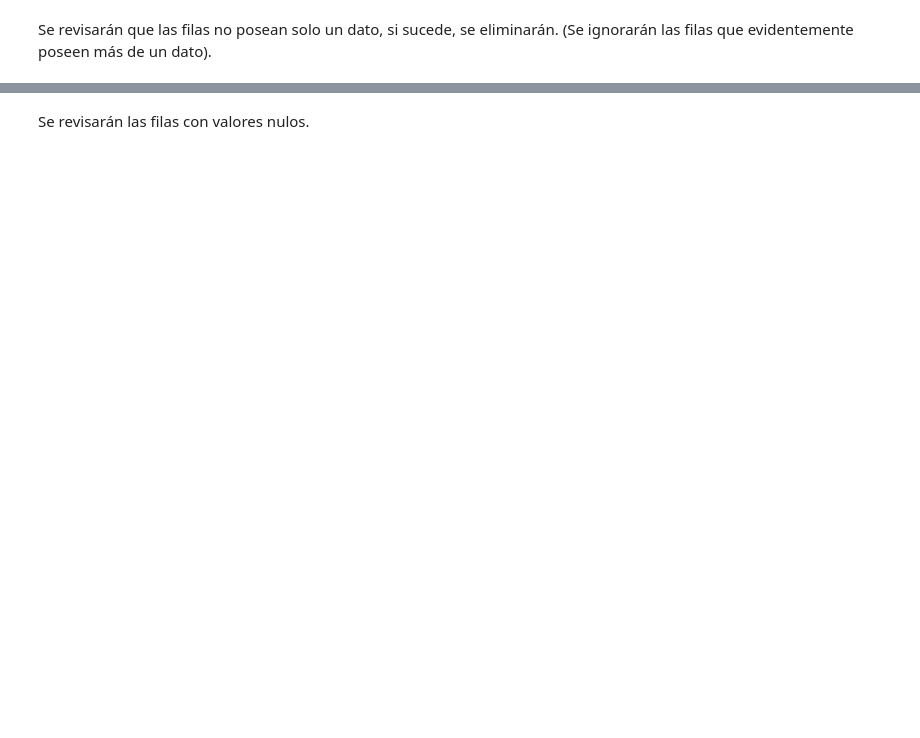
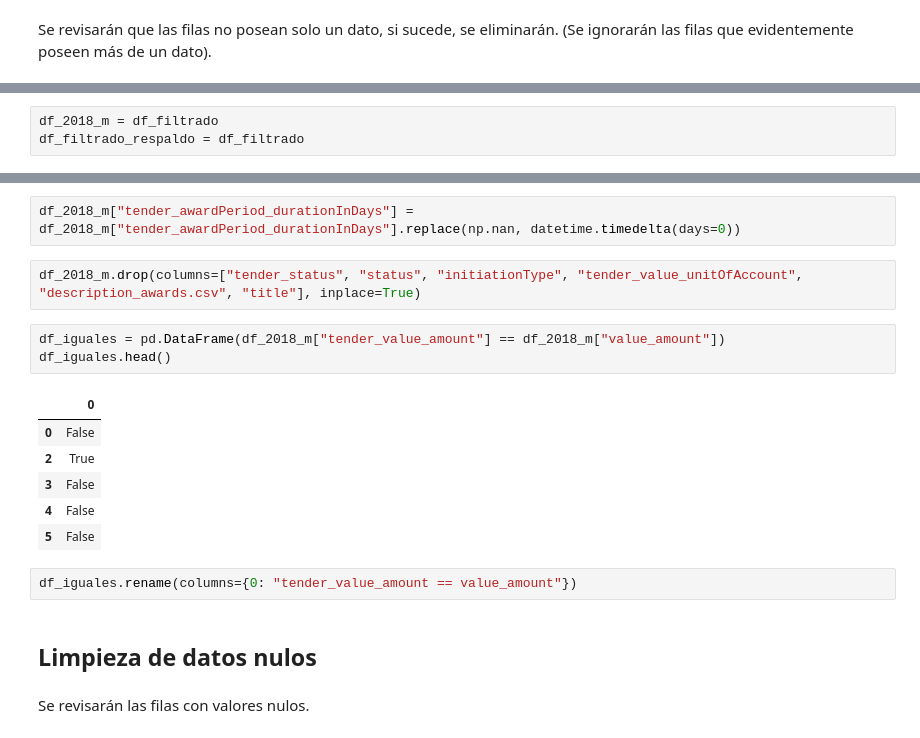
Before and after one commit to Camila-Rojas-05/Proyecto-IMT-2200-1-Grupo-14, a Jupyter notebook: Datos y trabajo con muestras/Revision_limpieza_2018.ipynb, the cells around one changed output, grey strips where cells are left out. Drawn from its saved outputs; the diff is of its cells as text; blank space fills up the shorter version.

```diff
--- a/Datos y trabajo con muestras/Revision_limpieza_2018.ipynb
+++ b/Datos y trabajo con muestras/Revision_limpieza_2018.ipynb
@@ -433,0 +404,3 @@ array(['CLP', 'CLF', 'USD', 'EUR', nan], dtype=object)
+# %%
+df_2018_m = df_filtrado
+df_filtrado_respaldo = df_filtrado
@@ -434,3 +422,21 @@ array(['CLP', 'CLF', 'USD', 'EUR', nan], dtype=object)
+# %%
+df_2018_m["tender_awardPeriod_durationInDays"] = df_2018_m["tender_awardPeriod_durationInDays"].replace(np.nan, datetime.timedelta(days=0))
+# %%
+df_2018_m.drop(columns=["tender_status", "status", "initiationType", "tender_value_unitOfAccount", "description_awards.csv", "title"], inplace=True)
+# %%
+df_iguales = pd.DataFrame(df_2018_m["tender_value_amount"] == df_2018_m["value_amount"])
+df_iguales.head()
+# %% [output]
+|  | 0 |
+| 0 | False |
+| 2 | True |
+| 3 | False |
+| 4 | False |
+| 5 | False |
+# %%
+df_iguales.rename(columns={0: "tender_value_amount == value_amount"})
+# %% [markdown]
+## Limpieza de datos nulos
 # %% [markdown]
 Se revisarán las filas con valores nulos.
 # %%
```
Also changed, not shown: parts of 55 cells of this notebook.
